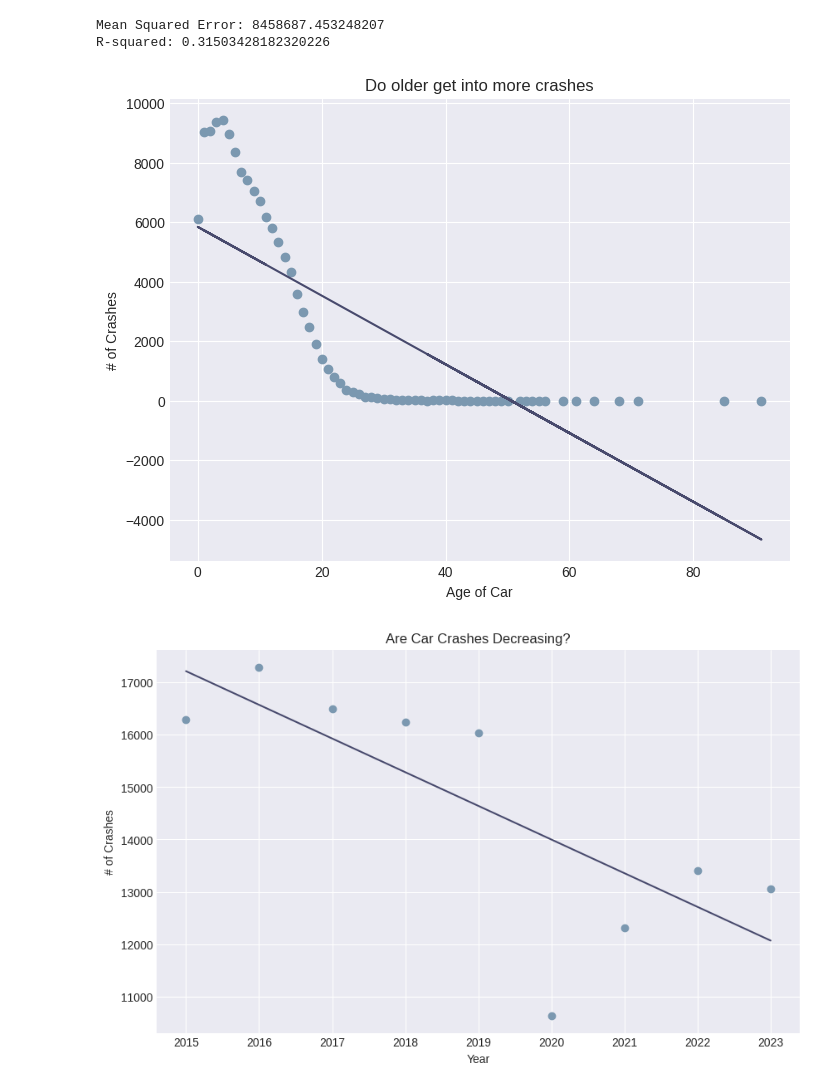
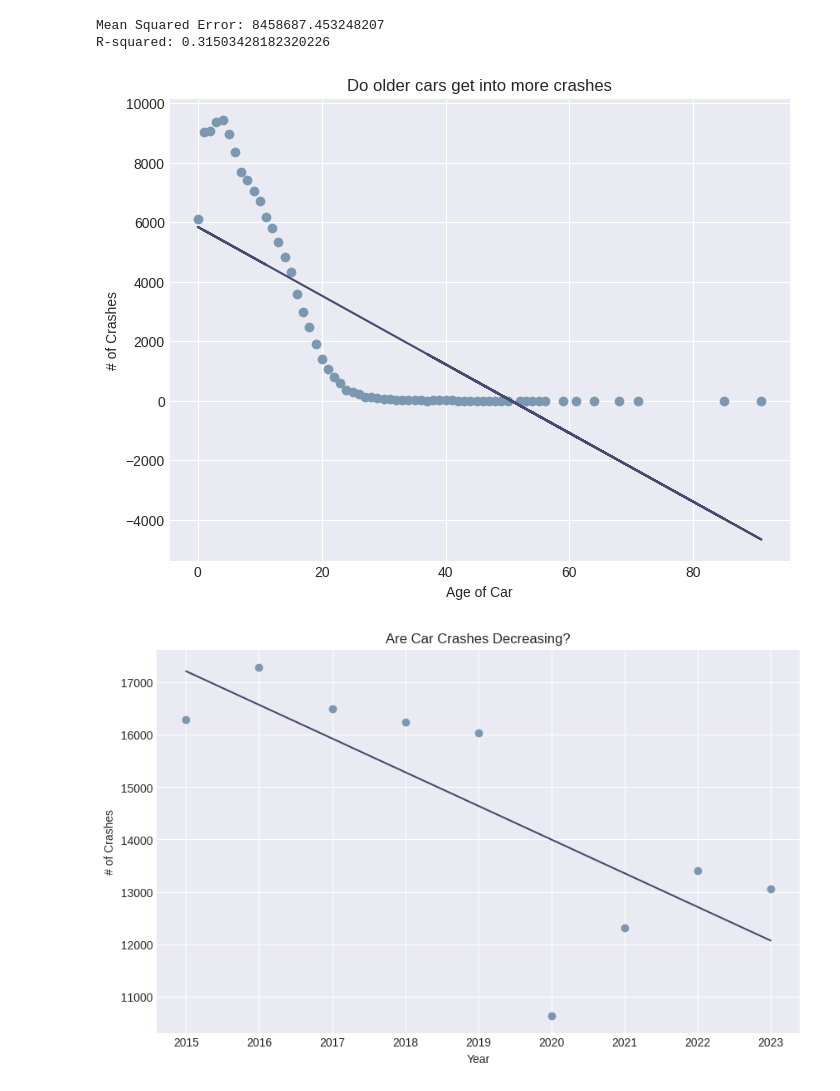
Before and after one commit to Yasminshaker/Data201, a Jupyter notebook: Project2.ipynb, the cells around one changed output. Drawn from its saved outputs; the diff is of its cells as text; code cells hidden in the pictures.

```diff
--- a/Project2.ipynb
+++ b/Project2.ipynb
@@ -138,21 +147,21 @@ R-squared: 0.31503428182320226
 # %%
 
 X = carage[['Car Age']]
 y = carage['Total Crashes']
 
 fig = plt.figure(figsize=(8, 6), facecolor='#F0F0')
 model = LinearRegression()
 
 model.fit(X, y)
 predictions = model.predict(X)
 plt.plot(X, predictions, color='#484a6d')
 plt.scatter(X, y, color='#7b98b0')
-plt.xlabel('Age of Car'), plt.ylabel('# of Crashes'), plt.title('Do older get into more crashes')
+plt.xlabel('Age of Car'), plt.ylabel('# of Crashes'), plt.title('Do older cars get into more crashes')
 
 
 plt.show()
 # %% [output]
-[figure, old version]
+[figure, new version]
 # %%
 
 crashes = cd['Year'].value_counts().sort_index()
```
Also changed, not shown: parts of 4 cells of this notebook.
